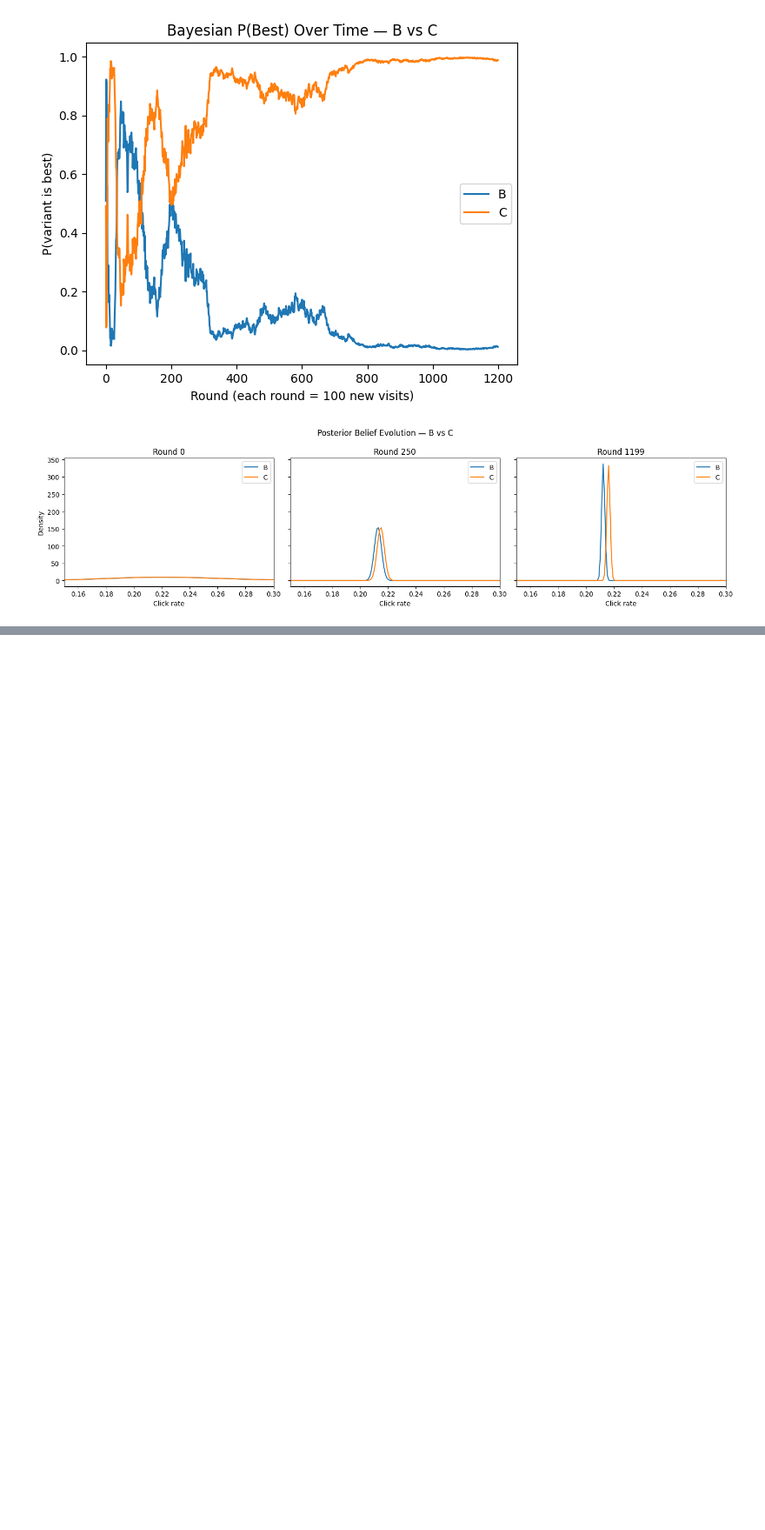
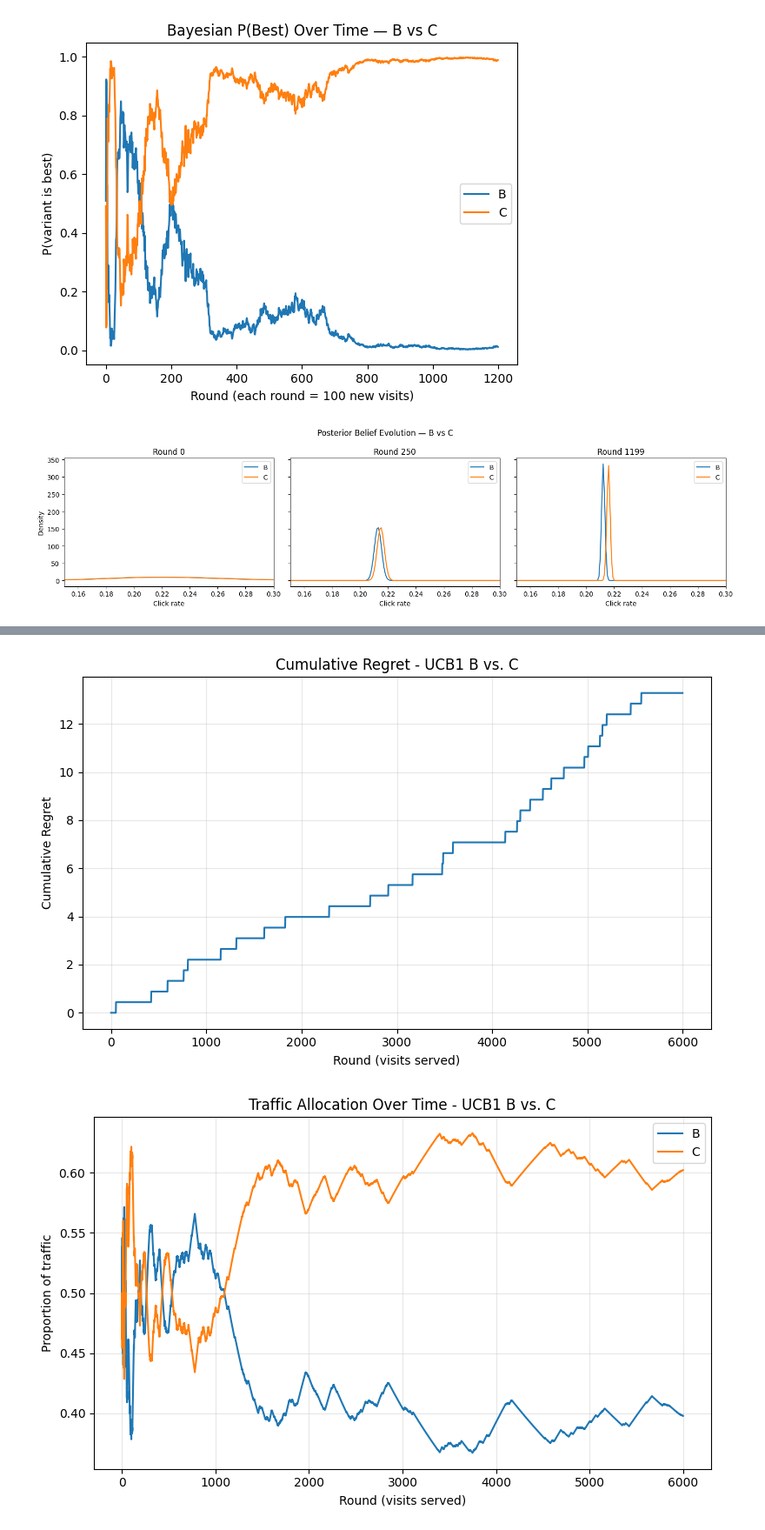
Before and after one commit to ananya290905/RecommenderTesting, a Jupyter notebook: notebooks/03_experimental_simulation.ipynb, the cells around one changed output, grey strips where cells are left out. Shown at 87% size. Drawn from its saved outputs; the diff is of its cells as text; code cells hidden in the pictures; blank space fills up the shorter version.

```diff
--- a/notebooks/03_experimental_simulation.ipynb
+++ b/notebooks/03_experimental_simulation.ipynb
@@ -337,0 +404,8 @@ plt.show()
+# %%
+results_ucb1_all = run_bandit_simulation(['B', 'C'], 6000, pick_ucb1)
+
+graph_cumulative_regret(results_ucb1_all['cumulative_regret'], 'UCB1 B vs. C')
+graph_allocation_history(results_ucb1_all['allocation_history'], 'UCB1 B vs. C', ['B', 'C'])
+# %% [output]
+[figure, added]
+[figure, added]
```
Also changed, not shown: parts of 12 cells of this notebook.
